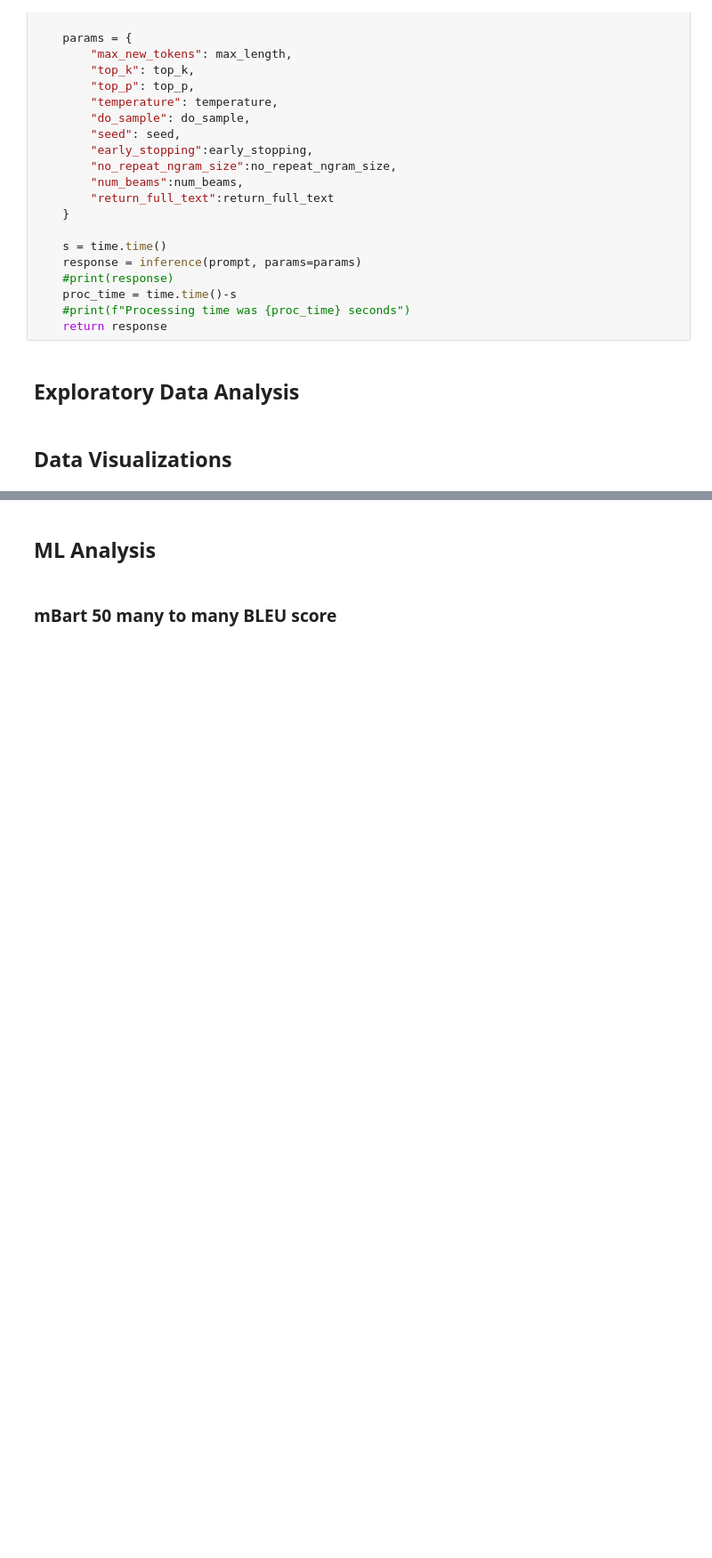
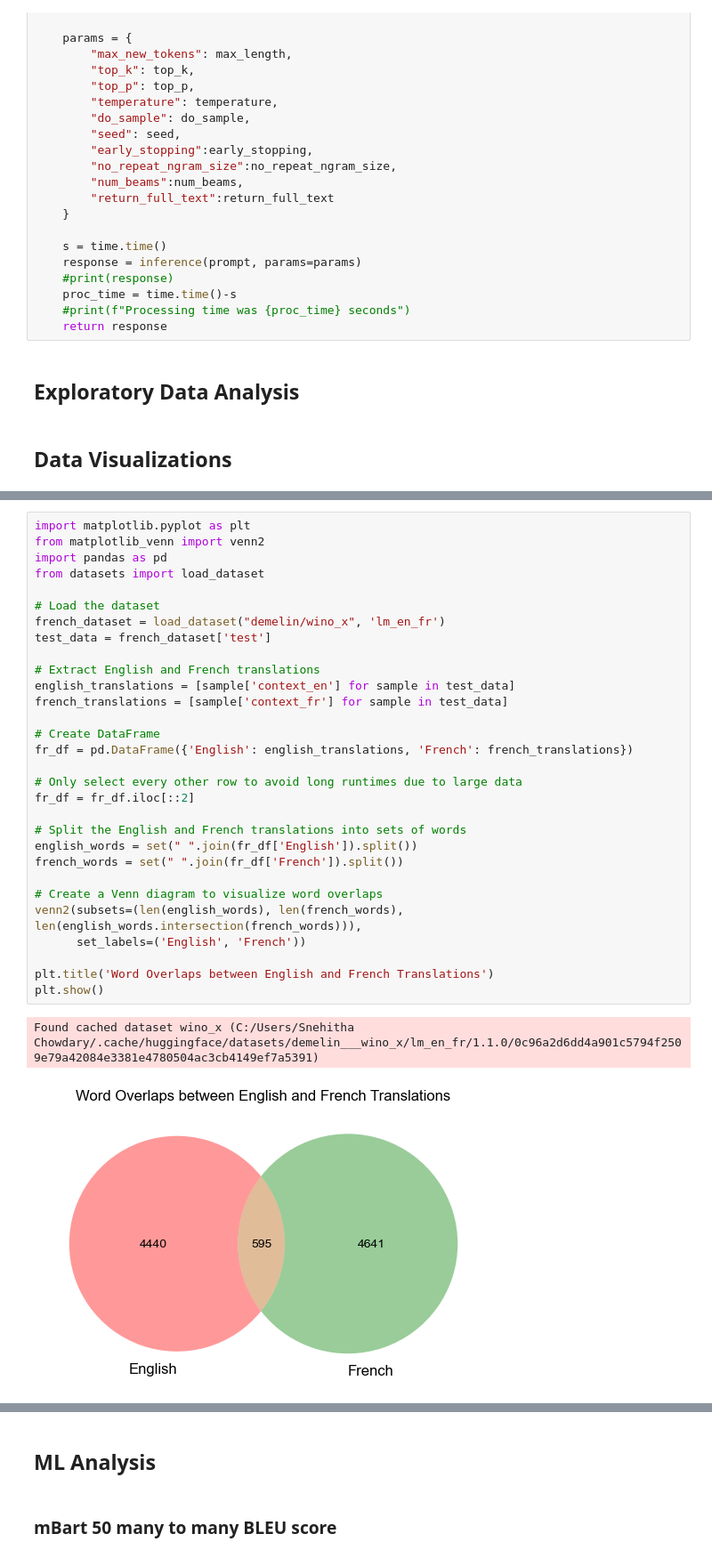
Before and after one commit to MDakshithagithub/Language_Translation_LLM, a Jupyter notebook: llm.ipynb, the cells around one changed output, grey strips where cells are left out. Shown at 89% size. Saved outputs shown, nothing was run; the diff lists cells and outputs as text; blank space fills up the shorter version.

Commit message:
visualization4&5

```diff
--- a/llm.ipynb
+++ b/llm.ipynb
@@ -227,0 +243,33 @@ plt.show()
+# %%
+import matplotlib.pyplot as plt
+from matplotlib_venn import venn2
+import pandas as pd
+from datasets import load_dataset
+
+# Load the dataset
+french_dataset = load_dataset("demelin/wino_x", 'lm_en_fr')
+test_data = french_dataset['test']
+
+# Extract English and French translations
+english_translations = [sample['context_en'] for sample in test_data]
+french_translations = [sample['context_fr'] for sample in test_data]
+
+# Create DataFrame
+fr_df = pd.DataFrame({'English': english_translations, 'French': french_translations})
+
+# Only select every other row to avoid long runtimes due to large data
+fr_df = fr_df.iloc[::2]
+
+# Split the English and French translations into sets of words
+english_words = set(" ".join(fr_df['English']).split())
+french_words = set(" ".join(fr_df['French']).split())
+
+# Create a Venn diagram to visualize word overlaps
+venn2(subsets=(len(english_words), len(french_words), len(english_words.intersection(french_words))),
+      set_labels=('English', 'French'))
+
+plt.title('Word Overlaps between English and French Translations')
+plt.show()
+# %% [output]
+Found cached dataset wino_x (C:/Users/Snehitha Chowdary/.cache/huggingface/datasets/demelin___wino_x/lm_en_fr/1.1.0/0c96a2d6dd4a901c5794f2509e79a42084e3381e4780504ac3cb4149ef7a5391)
+[figure, added]
```
Also changed, not shown: parts of 7 cells of this notebook.
